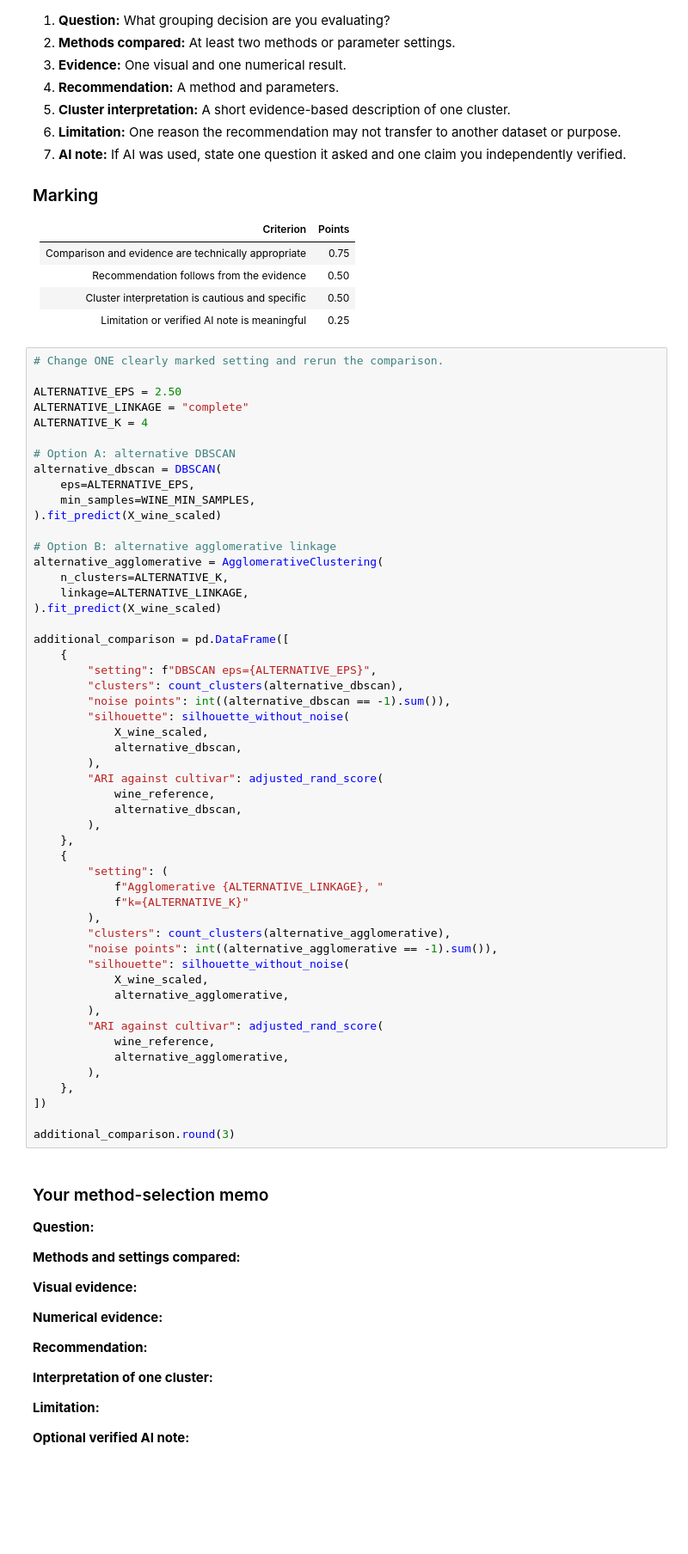
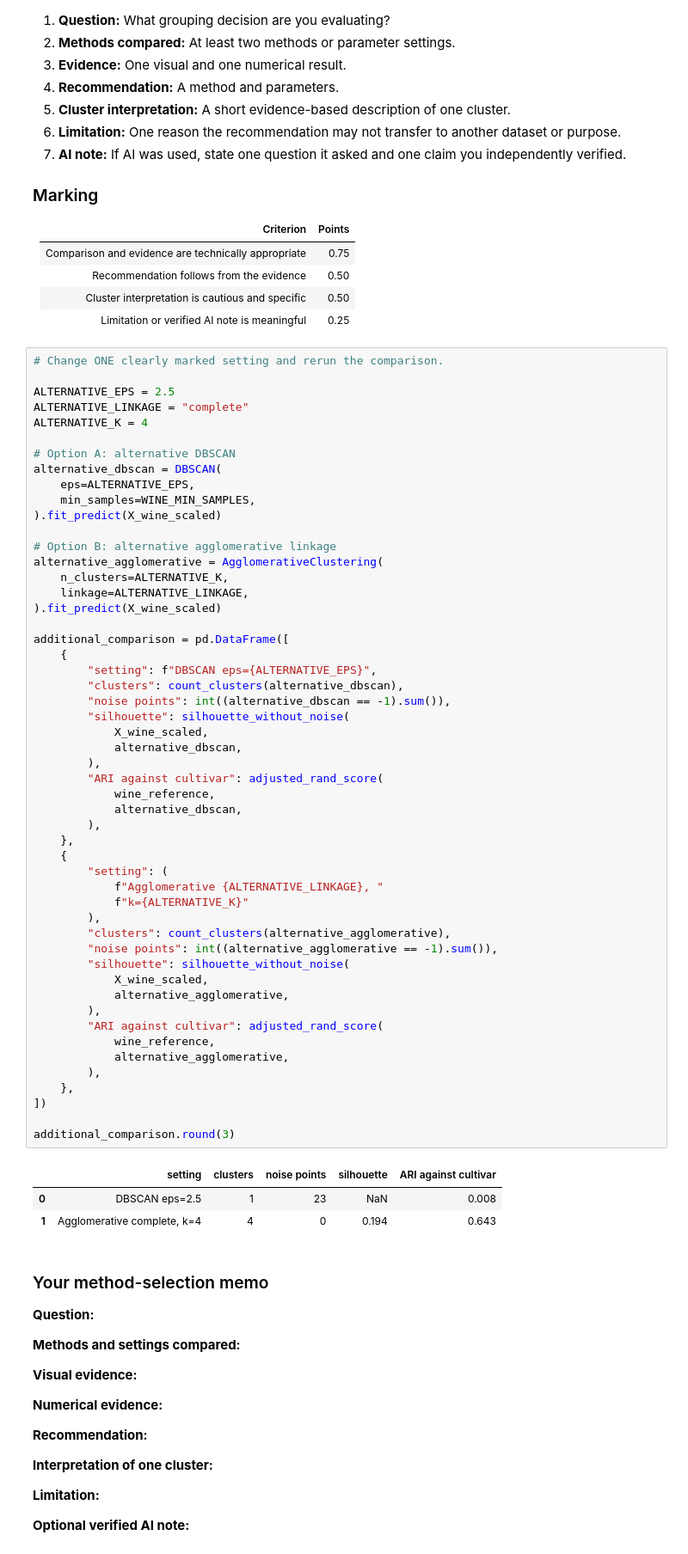
Before and after one commit to vheczkoslav/USI, a Jupyter notebook: fml_04_student_en_active_learning.ipynb, the cells around one changed output. Shown at 86% size. Saved outputs shown, nothing was run; the diff lists cells and outputs as text; blank space fills up the shorter version.

```diff
--- a/fml_04_student_en_active_learning.ipynb
+++ b/fml_04_student_en_active_learning.ipynb
@@ -880,7 +995,7 @@ Submit a concise memo containing:
 # %%
 # Change ONE clearly marked setting and rerun the comparison.
 
-ALTERNATIVE_EPS = 2.50
+ALTERNATIVE_EPS = 2.5
 ALTERNATIVE_LINKAGE = "complete"
 ALTERNATIVE_K = 4
 
@@ -902,33 +1017,37 @@ additional_comparison = pd.DataFrame([
         "clusters": count_clusters(alternative_dbscan),
         "noise points": int((alternative_dbscan == -1).sum()),
         "silhouette": silhouette_without_noise(
             X_wine_scaled,
             alternative_dbscan,
         ),
         "ARI against cultivar": adjusted_rand_score(
             wine_reference,
             alternative_dbscan,
         ),
     },
     {
         "setting": (
             f"Agglomerative {ALTERNATIVE_LINKAGE}, "
             f"k={ALTERNATIVE_K}"
         ),
         "clusters": count_clusters(alternative_agglomerative),
         "noise points": int((alternative_agglomerative == -1).sum()),
         "silhouette": silhouette_without_noise(
             X_wine_scaled,
             alternative_agglomerative,
         ),
         "ARI against cultivar": adjusted_rand_score(
             wine_reference,
             alternative_agglomerative,
         ),
     },
 ])
 
 additional_comparison.round(3)
+# %% [output]
+|  | setting | clusters | noise points | silhouette | ARI against cultivar |
+| 0 | DBSCAN eps=2.5 | 1 | 23 | NaN | 0.008 |
+| 1 | Agglomerative complete, k=4 | 4 | 0 | 0.194 | 0.643 |
 # %% [markdown]
 ### Your method-selection memo
 
```
Also changed, not shown: parts of 32 cells of this notebook.
